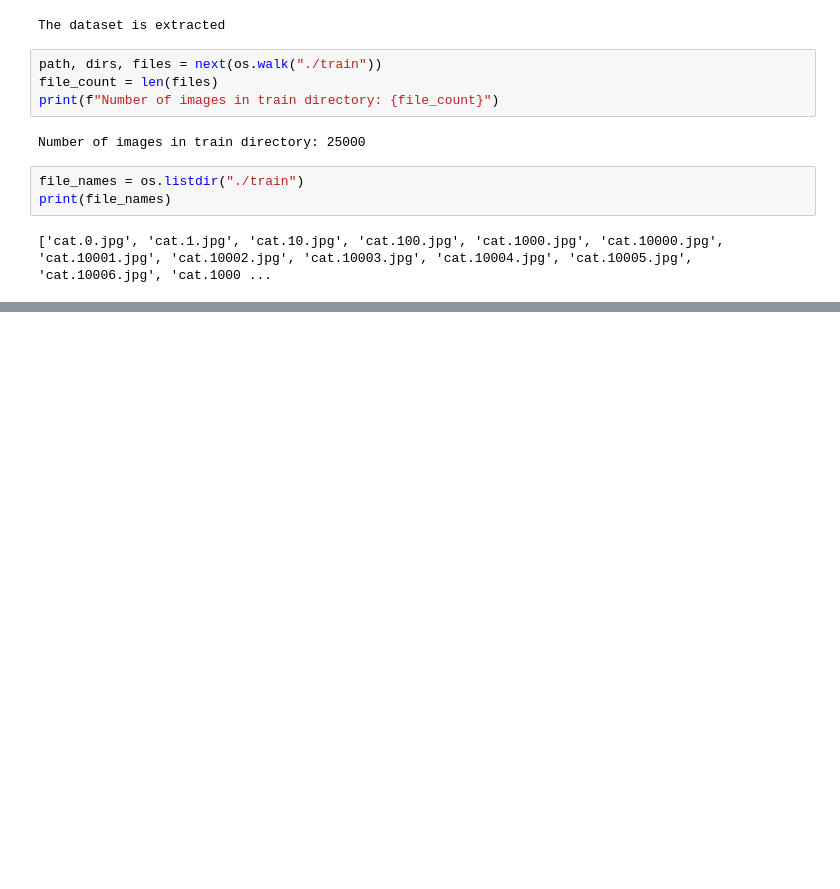
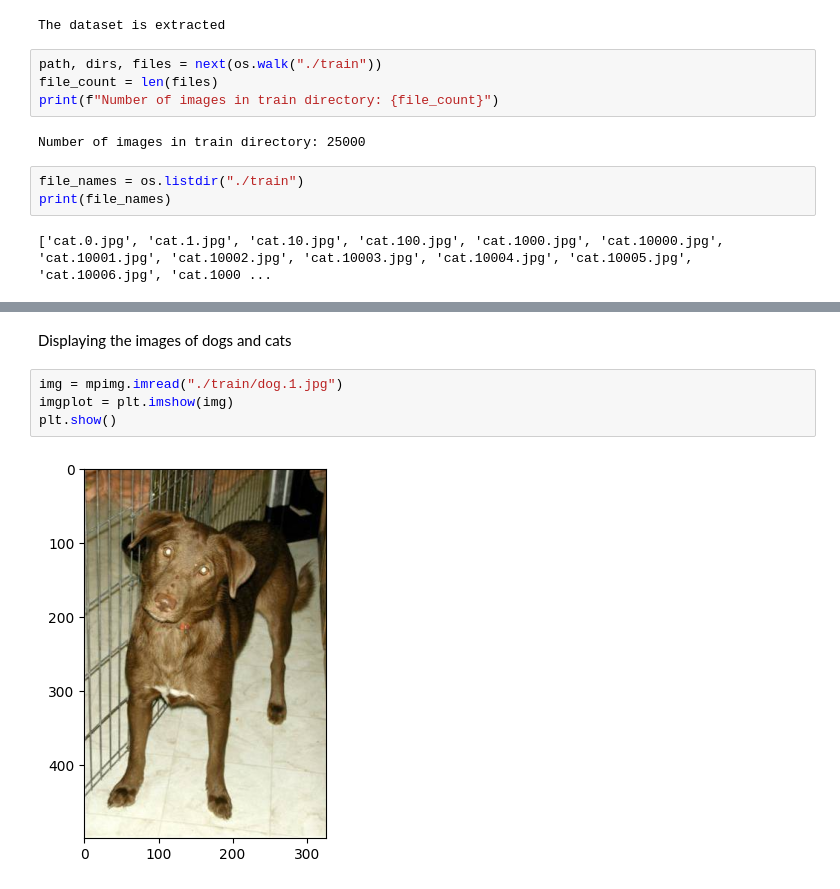
Before and after one commit to Kaarti22/dog-cat-classification-using-transfer-learning, a Jupyter notebook: code.ipynb, the cells around one changed output, grey strips where cells are left out. Saved outputs shown, nothing was run; the diff lists cells and outputs as text; blank space fills up the shorter version.

Commit message:
displaying the cat and dog images

```diff
--- a/code.ipynb
+++ b/code.ipynb
@@ -53,0 +63,8 @@ print(file_names)
+# %% [markdown]
+Displaying the images of dogs and cats
+# %%
+img = mpimg.imread("./train/dog.1.jpg")
+imgplot = plt.imshow(img)
+plt.show()
+# %% [output]
+[figure, added]
```
Also changed, not shown: parts of 3 cells of this notebook, 1 other file.
